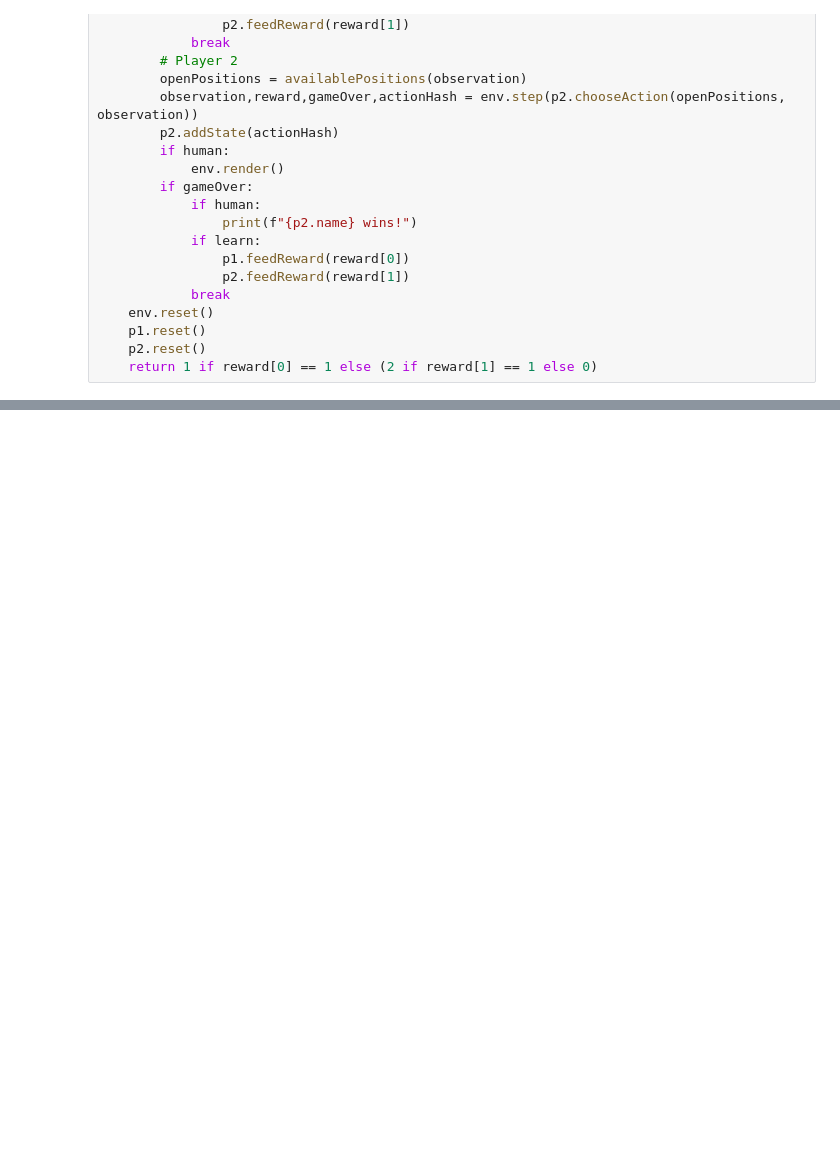
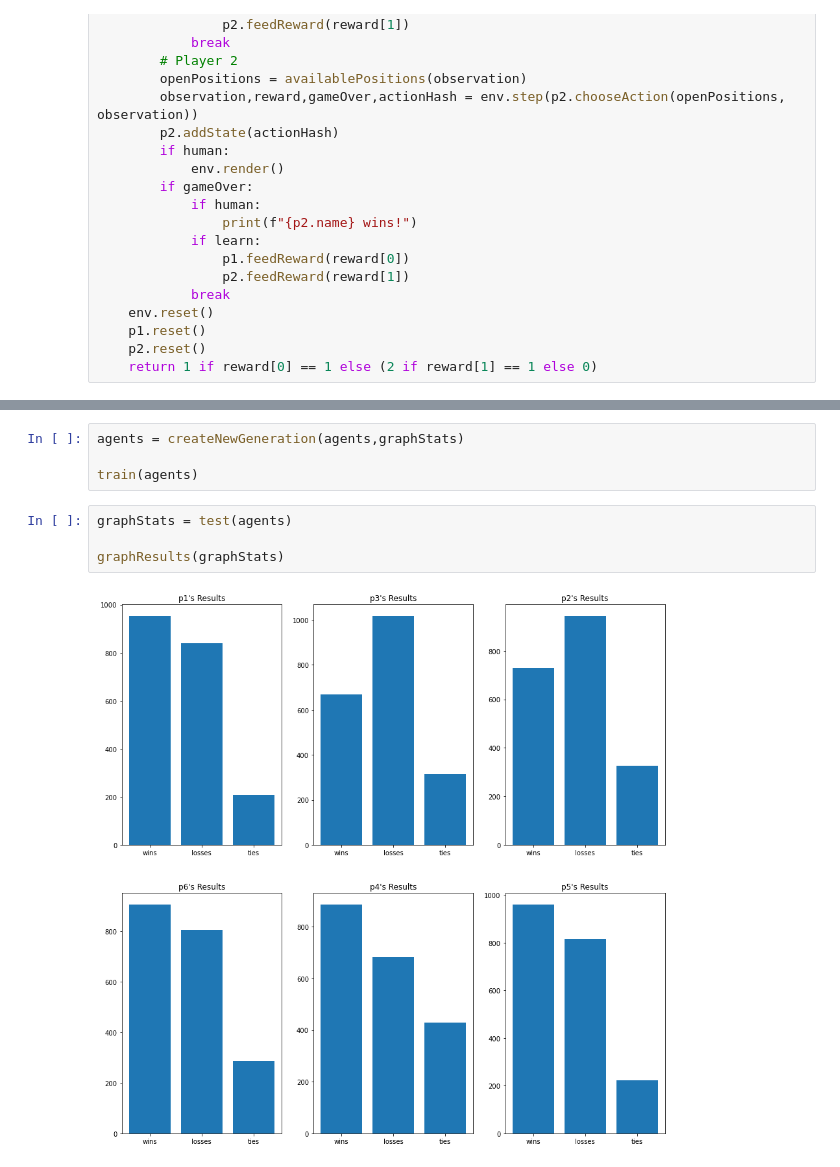
Before and after one commit to ethana1234/senior-project-MARL, a Jupyter notebook: agent_code/tictactoe2.ipynb, the cells around one changed output, grey strips where cells are left out. Drawn from its saved outputs; the diff is of its cells as text; blank space fills up the shorter version.

```diff
--- a/agent_code/tictactoe2.ipynb
+++ b/agent_code/tictactoe2.ipynb
@@ -407,0 +446,10 @@ startGame(p1, p2, env)
+# %%
+agents = createNewGeneration(agents,graphStats)
+
+train(agents)
+# %%
+graphStats = test(agents)
+
+graphResults(graphStats)
+# %% [output]
+[figure, added]
```
Also changed, not shown: parts of 28 cells of this notebook, 16 other files.
